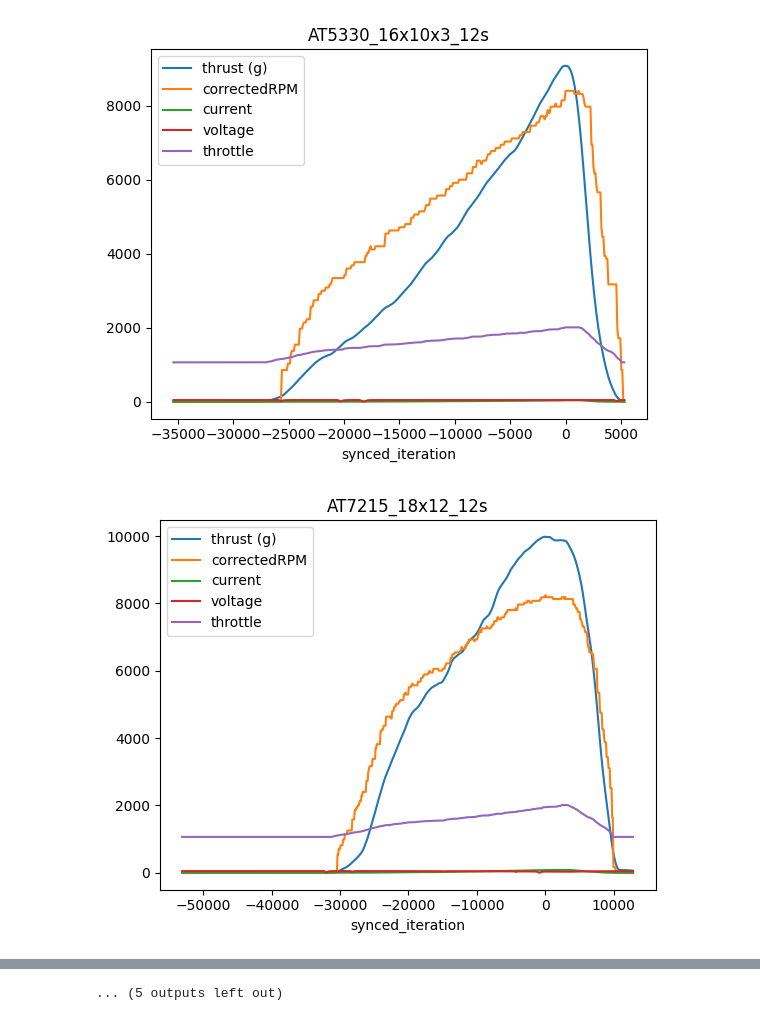
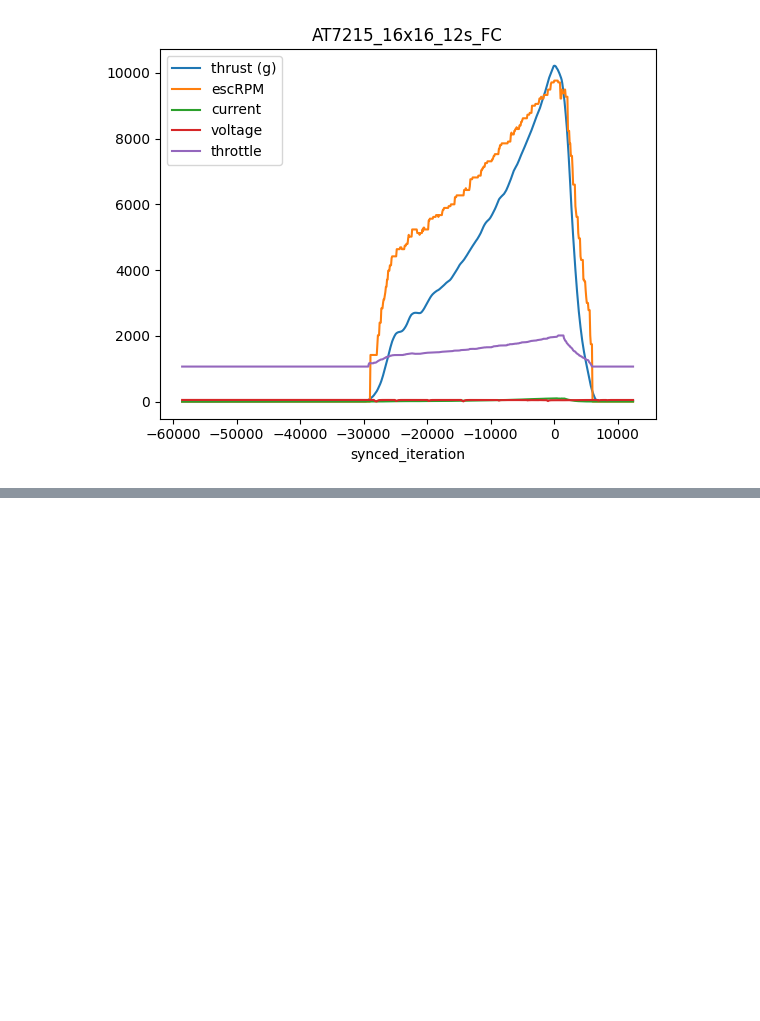
Before and after one commit to SanderGi/DesignBuildFly, a Jupyter notebook: python_tools/eda/thrustStand.ipynb, the cells around one changed output, grey strips where cells are left out. Cells and saved outputs as stored; diff of their text form; code cells hidden in the pictures; blank space fills up the shorter version.

Commit message:
new data

```diff
--- a/python_tools/eda/thrustStand.ipynb
+++ b/python_tools/eda/thrustStand.ipynb
@@ -354 +139,8 @@ runs = {
+# %%
+run_dfs['AT7215_16x16_12s_FC'] = run_dfs.pop('AT7215_16x16_12s_FC_Thrust')
+log_dfs['AT7215_16x16_12s_FC'] = log_dfs.pop('AT7215_16x16_12s_FC_iNAV')
+# %%
+runs = {
+    "AT7215_16x16_12s_FC",
+}
 # %%
@@ -412,19 +151,13 @@ run_dfs['AT7215_16x14XOR_12s_Run_3'][['loopIteration', 'thrust (g)']]
-# %%
-for run in runs:
-    if run.startswith("AT5330"):
-        log_dfs[run]['correctedRPM'] = log_dfs[run]['escRPM'] * 22.0/14.0
-    else:
-        log_dfs[run]['correctedRPM'] = log_dfs[run]['escRPM']
 # %%
 merged_dfs: dict[str, pd.DataFrame] = dict()
-peak_df = pd.DataFrame(columns=['motor', 'prop', 'battery', 'max_thrust (g)', 'max_correctedRPM', 'max_current', 'max_voltage', 'max_throttle'])
+peak_df = pd.DataFrame(columns=['motor', 'prop', 'battery', 'max_thrust (g)', 'max_RPM', 'max_current', 'max_voltage', 'max_throttle'])
 for run in runs:
-    log_df = log_dfs[run][['loopIteration', 'correctedRPM', 'amperage (A)', 'vbat (V)', 'rcData[3]']]
-    log_df.columns = ['loopIteration', 'correctedRPM', 'current', 'voltage', 'throttle']
+    log_df = log_dfs[run][['loopIteration', 'escRPM', 'amperage (A)', 'vbat (V)', 'rcData[3]']]
+    log_df.columns = ['loopIteration', 'escRPM', 'current', 'voltage', 'throttle']
     run_df = run_dfs[run]
 
     run_df['synced_iteration'] = run_df['loopIteration'] - run_df.loc[run_df['thrust (g)'].idxmax(), 'loopIteration']
-    log_df['synced_iteration'] = log_df['loopIteration'] - log_df.loc[log_df['correctedRPM'].idxmax(), 'loopIteration']
+    log_df['synced_iteration'] = log_df['loopIteration'] - log_df.loc[log_df['escRPM'].idxmax(), 'loopIteration']
 
     merged_dfs[run] = pd.merge_asof(run_df, log_df, on='synced_iteration', direction='nearest')
     peak_df = pd.concat(
@@ -437,7 +170,7 @@ for run in runs:
                         "prop": run_df['prop'].iloc[0],
                         "battery": run_df['battery'].iloc[0],
                         "max_thrust (g)": run_df['thrust (g)'].max(),
-                        "max_correctedRPM": log_df['correctedRPM'].max(),
+                        "max_RPM": log_df['escRPM'].max(),
                         "max_current": log_df['current'].max(),
                         "max_voltage": log_df['voltage'].max(),
                         "max_throttle": log_df['throttle'].max(),
@@ -483,7 +200,6 @@ dict_keys(['AT5330_16x10x3_12s', 'AT7215_18x12_12s', 'AT5330_15x14x3_12s', 'AT72
 # %%
 for run in runs:
-    merged_dfs[run].plot(x='synced_iteration', y=['thrust (g)', 'correctedRPM', 'current', 'voltage', 'throttle'])
+    merged_dfs[run].plot(x='synced_iteration', y=['thrust (g)', 'escRPM', 'current', 'voltage', 'throttle'])
     plt.title(run)
 # %% [output]
-[figure, old version]
+[figure, new version]
-[figure, removed]
@@ -500,3 +206,2 @@ for run in runs:
-... (5 outputs left out)
 # %%
 for run in runs:
```
Also changed, not shown: parts of 25 cells of this notebook, 1 other file.
